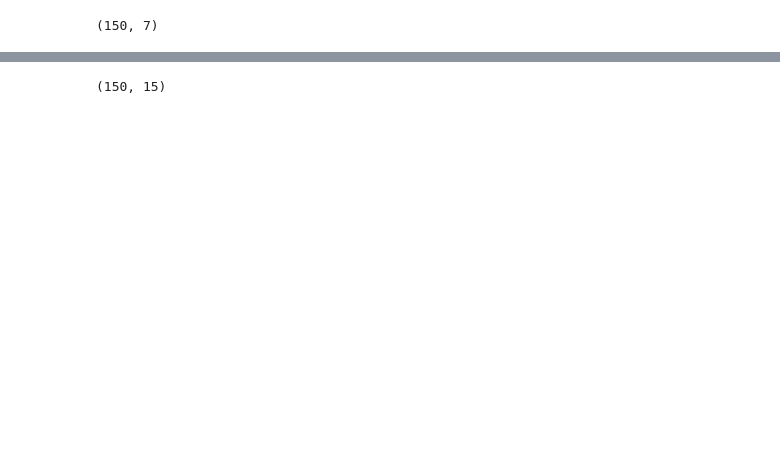
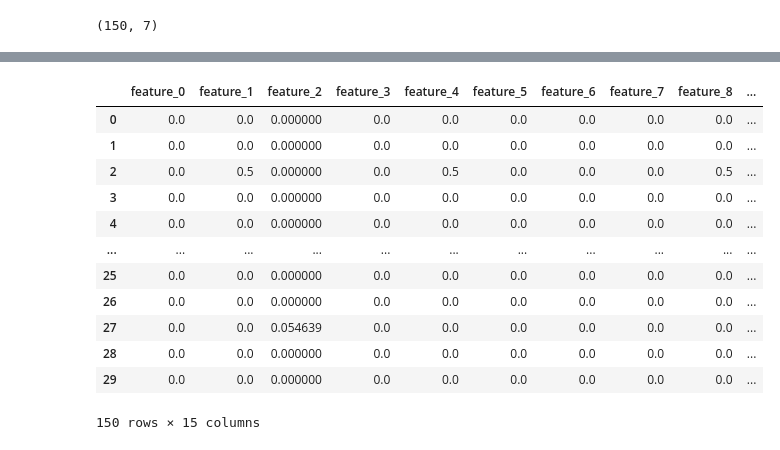
Before and after one commit to suhavni/chatgpt-detection, a Jupyter notebook: text-classifier.ipynb, the cells around one changed output, grey strips where cells are left out. Saved outputs shown, nothing was run; the diff lists cells and outputs as text; code cells hidden in the pictures; blank space fills up the shorter version.

```diff
--- a/text-classifier.ipynb
+++ b/text-classifier.ipynb
@@ -100,19 +110,32 @@ def ngram_vectorize(train_texts, train_labels, val_texts):
     x_val = selector.transform(x_val).astype('float32')
     return x_train, x_val
 # %%
-x_train, x_val = ngram_vectorize(shuffled_train_df['Essay'], shuffled_train_df['Labels'], shuffled_test_df['Essay'])
+x_train, x_val = ngram_vectorize(shuffled_train_df['essay'], shuffled_train_df['labels'], shuffled_test_df['essay'])
 
 x_val.shape
 x_val.toarray()
 vectorized_train_df = pd.DataFrame(x_train.toarray())
 vectorized_val_df = pd.DataFrame(x_val.toarray())
 
 vectorized_df = pd.concat([vectorized_train_df, vectorized_val_df])
-vectorized_df.head(5), shuffled_train_df['Source'].head(5)
 
-vectorized_df.shape
+for i in range(len(vectorized_df.columns)):
+    vectorized_df.rename(columns={vectorized_df.columns[i]: f"feature_{i}"}, inplace=True)
+vectorized_df.rename({})
 # %% [output]
+|  | feature_0 | feature_1 | feature_2 | feature_3 | feature_4 | feature_5 | feature_6 | feature_7 | feature_8 | ... |
+| 0 | 0.0 | 0.0 | 0.000000 | 0.0 | 0.0 | 0.0 | 0.0 | 0.0 | 0.0 | ... |
+| 1 | 0.0 | 0.0 | 0.000000 | 0.0 | 0.0 | 0.0 | 0.0 | 0.0 | 0.0 | ... |
+| 2 | 0.0 | 0.5 | 0.000000 | 0.0 | 0.5 | 0.0 | 0.0 | 0.0 | 0.5 | ... |
+| 3 | 0.0 | 0.0 | 0.000000 | 0.0 | 0.0 | 0.0 | 0.0 | 0.0 | 0.0 | ... |
+| 4 | 0.0 | 0.0 | 0.000000 | 0.0 | 0.0 | 0.0 | 0.0 | 0.0 | 0.0 | ... |
+| ... | ... | ... | ... | ... | ... | ... | ... | ... | ... | ... |
+| 25 | 0.0 | 0.0 | 0.000000 | 0.0 | 0.0 | 0.0 | 0.0 | 0.0 | 0.0 | ... |
+| 26 | 0.0 | 0.0 | 0.000000 | 0.0 | 0.0 | 0.0 | 0.0 | 0.0 | 0.0 | ... |
+| 27 | 0.0 | 0.0 | 0.054639 | 0.0 | 0.0 | 0.0 | 0.0 | 0.0 | 0.0 | ... |
+| 28 | 0.0 | 0.0 | 0.000000 | 0.0 | 0.0 | 0.0 | 0.0 | 0.0 | 0.0 | ... |
+| 29 | 0.0 | 0.0 | 0.000000 | 0.0 | 0.0 | 0.0 | 0.0 | 0.0 | 0.0 | ... |
-(150, 15)
+150 rows × 15 columns
 # %%
 # drop all columns with all zeros
 vectorized_df = vectorized_df.loc[:, (vectorized_df != 0).any(axis=0)]
```
Also changed, not shown: parts of 12 cells of this notebook, 1 other file.
